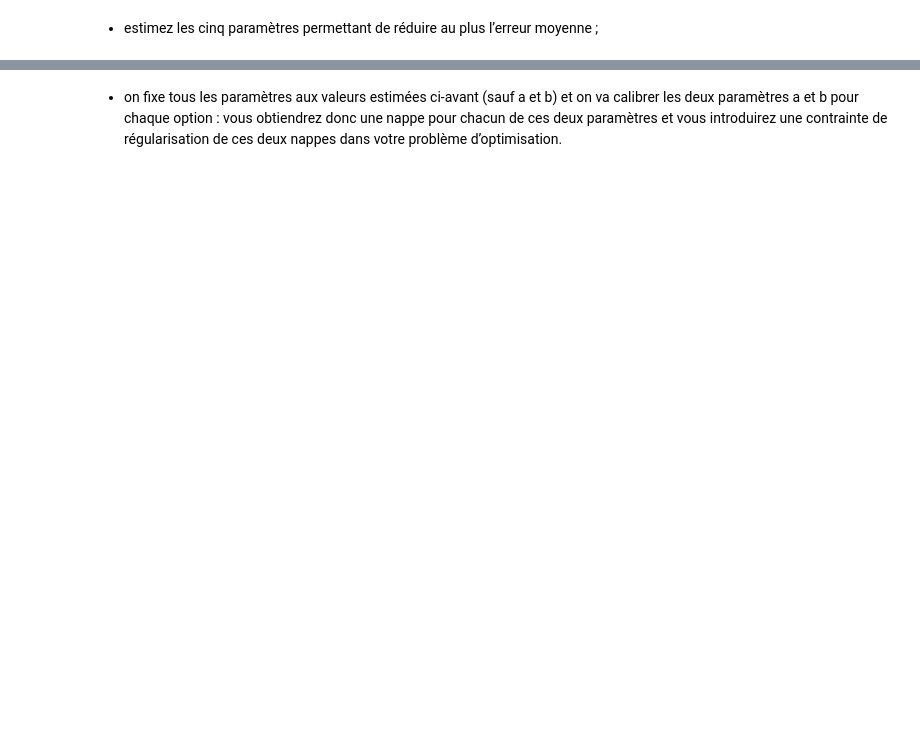
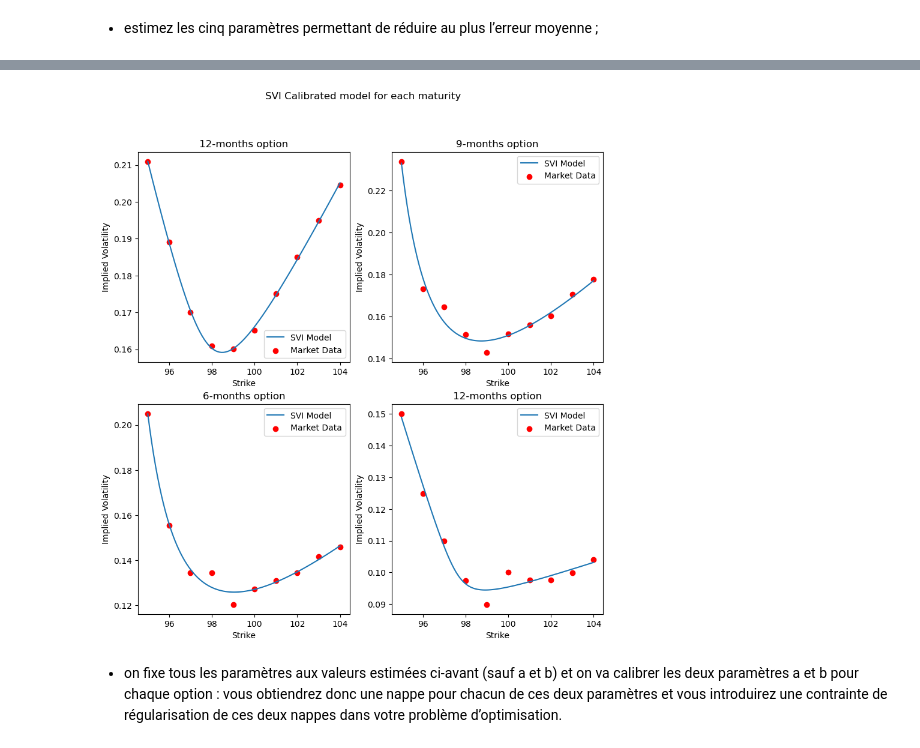
Before and after one commit to theomdvn/Calibration, a Jupyter notebook: Projet-Cal2.ipynb, the cells around one changed output, grey strips where cells are left out. Drawn from its saved outputs; the diff is of its cells as text; code cells hidden in the pictures; blank space fills up the shorter version.

```diff
--- a/Projet-Cal2.ipynb
+++ b/Projet-Cal2.ipynb
@@ -363,3 +462,51 @@ Paramètres calibrés: [ 1.51190186e-01  1.32677419e-02 -3.07112756e-01  9.82920
+# %%
+fig, ((ax1, ax2), (ax3, ax4)) = plt.subplots(2, 2,figsize=(10,10))
+fig.suptitle('SVI Calibrated model for each maturity')
+
+# Visualisation de la surface de volatilité implicite
+strikes_plot = np.linspace(min(strikes_12m), max(strikes_12m), 100)
+vols_plot = [svi(calibrated_params_12m, x) for x in strikes_plot]
+
+ax1.plot(strikes_plot, vols_plot, label='SVI Model')
+ax1.scatter(strikes_12m, vols_market_12m, color='red', label='Market Data')
+ax1.set_xlabel('Strike')
+ax1.set_ylabel('Implied Volatility')
+ax1.set_title("12-months option")
+ax1.legend()
+
+strikes_plot = np.linspace(min(strikes_9m), max(strikes_9m), 100)
+vols_plot = [svi(calibrated_params_9m, x) for x in strikes_plot]
+
+ax2.plot(strikes_plot, vols_plot, label='SVI Model')
+ax2.scatter(strikes_9m, vols_market_9m, color='red', label='Market Data')
+ax2.set_xlabel('Strike')
+ax2.set_ylabel('Implied Volatility')
+ax2.set_title("9-months option")
+ax2.legend()
+
+strikes_plot = np.linspace(min(strikes_6m), max(strikes_6m), 100)
+vols_plot = [svi(calibrated_params_6m, x) for x in strikes_plot]
+
+ax3.plot(strikes_plot, vols_plot, label='SVI Model')
+ax3.scatter(strikes_6m, vols_market_6m, color='red', label='Market Data')
+ax3.set_xlabel('Strike')
+ax3.set_ylabel('Implied Volatility')
+ax3.set_title("6-months option")
+ax3.legend()
+
+strikes_plot = np.linspace(min(strikes_3m), max(strikes_3m), 100)
+vols_plot = [svi(calibrated_params_3m, x) for x in strikes_plot]
+
+ax4.plot(strikes_plot, vols_plot, label='SVI Model')
+ax4.scatter(strikes_3m, vols_market_3m, color='red', label='Market Data')
+ax4.set_xlabel('Strike')
+ax4.set_ylabel('Implied Volatility')
+ax4.set_title("12-months option")
+ax4.legend()
+
+plt.show()
+# %% [output]
+[figure, added]
 # %% [markdown]
 - on fixe tous les paramètres aux valeurs estimées ci-avant (sauf a et b) et on va calibrer les deux
 paramètres a et b pour chaque option : vous obtiendrez donc une nappe pour chacun de ces
```
Also changed, not shown: parts of 13 cells of this notebook.
